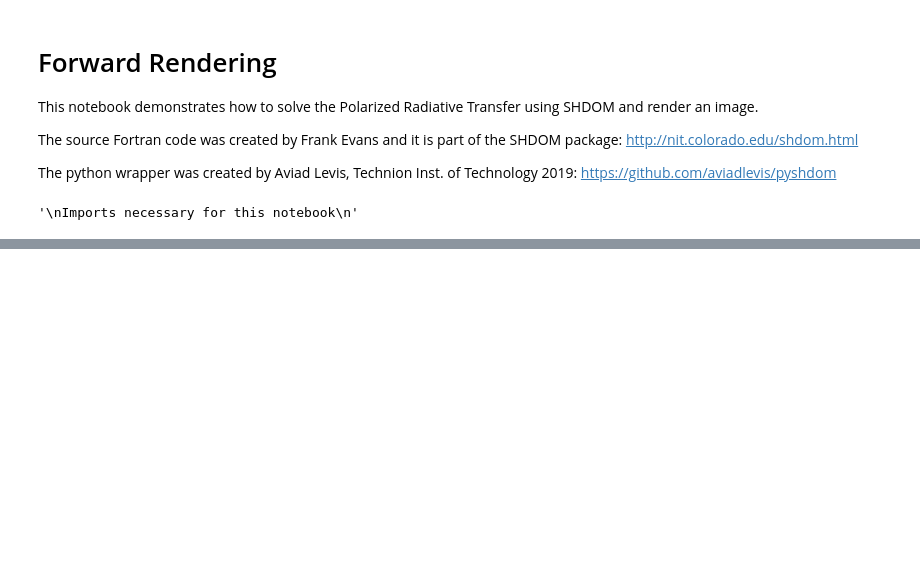
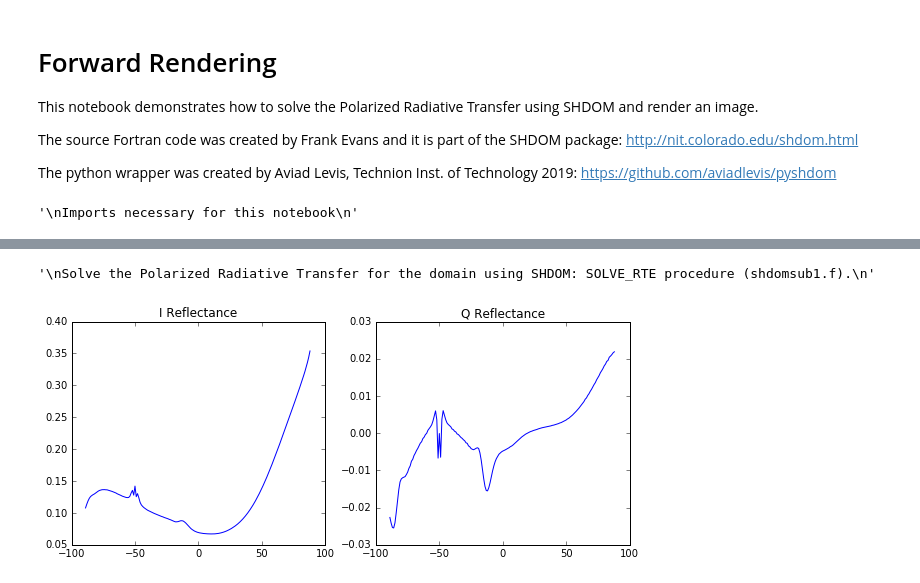
Before and after one commit to CloudTomography/AT3D, a Jupyter notebook: notebooks/Forward Rendering Polarized.ipynb, the cells around one changed output, grey strips where cells are left out. Cells and saved outputs as stored; diff of their text form; code cells hidden in the pictures; blank space fills up the shorter version.

```diff
--- a/notebooks/Forward Rendering Polarized.ipynb
+++ b/notebooks/Forward Rendering Polarized.ipynb
@@ -20,11 +118,16 @@ import shdom
 # %%
+"""
+Generate a uniform infinite layer cloud with properties matching case A5 - Liquid Water Cloud from
+IPRT comparison project: https://arxiv.org/pdf/1901.01813.pdf
+"""
+
 Generator = shdom.Generate.HomogeneousPolarized
 
 class Args:
     nx=10
     ny=10
     nz=10
-    extinction=10.0
+    extinction=5.0
     reff=10.0
     albedo=1.0
     domain_size=1.0
@@ -34,4 +137,20 @@ args = Args()
 generator = Generator(args)
 atmosphere = shdom.Medium()
 atmosphere.set_optical_properties(generator.extinction, generator.albedo, generator.phase)
+
+numerical_params = shdom.NumericalParameters()
+source = shdom.SolarSource(azimuth=180, zenith=130)
+scene_params = shdom.SceneParameters(
+    wavelength=0.8,
+    source=source,
+    boundary_conditions={'y': shdom.BoundaryCondition.periodic,
+                         'x': shdom.BoundaryCondition.periodic},
+    surface=shdom.LambertianSurface(albedo=0.0)
+)
+rte_solver = shdom.RteSolverPolarized(num_stokes=4,
+                                      scene_params=scene_params,
+                                      numerical_params=numerical_params)
+rte_solver.init_medium(atmosphere)
+
+print(rte_solver.info)
 # %% [output]
@@ -81,7 +175,23 @@ Numerical Parameters:
 # %%
 """
-Solve the Radiative Transfer for the domain using SHDOM: SOLVE_RTE procedure (shdomsub1.f).
-The outputs are the source function (J) and radiance field (I) which are stored in
-the shdom.RteSolver object. These are subsequently used for the rendering of an image.
+Solve the Polarized Radiative Transfer for the domain using SHDOM: SOLVE_RTE procedure (shdomsub1.f).
 """
 rte_solver.solve(maxiter=100)
+# %% [output]
+'\nSolve the Polarized Radiative Transfer for the domain using SHDOM: SOLVE_RTE procedure (shdomsub1.f).\n'
+# %%
+"""
+Measure the reflected stokes vector along the solar principle plane.
+Plot the reflectance I and Q components (Fig. 3 of  https://arxiv.org/pdf/1901.01813.pdf)
+"""
+sensor = shdom.PrincipalPlaneSensorPolarized(wavelength=0.8, source=source, x=0.5, y=0.5, z=1.0)
+stokes = sensor.render(rte_solver)[0]
+
+%matplotlib inline
+f, axes = plt.subplots(1, 2, figsize=(10, 4));
+axes[0].plot(sensor.angles, stokes[0,:]);
+axes[0].set_title('I Reflectance');
+axes[1].plot(sensor.angles, stokes[1,:]);
+axes[1].set_title('Q Reflectance');
+# %% [output]
+[figure, added]
```
Also changed, not shown: parts of 22 cells of this notebook, 14 other files.
